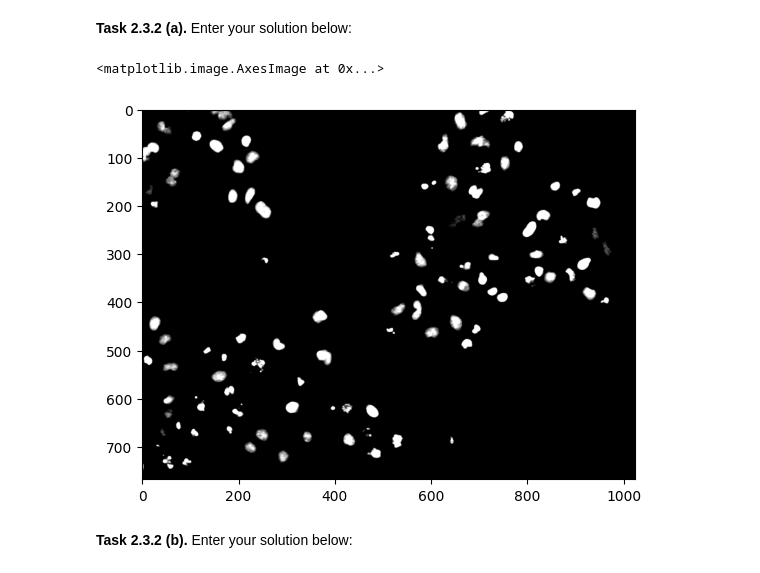
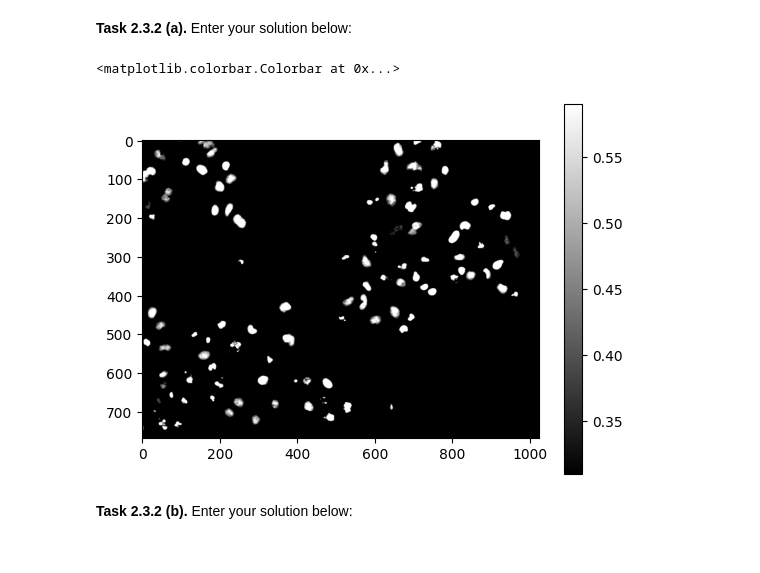
Before and after one commit to vasilev-b/mobi-fs3-python, a Jupyter notebook: task2.ipynb, the cells around one changed output. Cells and saved outputs as stored; diff of their text form; code cells hidden in the pictures.

```diff
--- a/task2.ipynb
+++ b/task2.ipynb
@@ -65,18 +65,19 @@ plt.hist(ccopy.flatten())
 **<a id="#">Task 2.3.2 (a).</a>** Enter your solution below:
 # %%
 h, w = img.shape
-
 for i in range(h):
     for j in range(w):
         if img[i,j] < T1:
             copy[i,j] = T1
         elif img[i,j] > T2:
             copy[i,j] = T2
         else:
             copy[i,j] = copy[i,j]
 plt.hist(copy.flatten())
+plt.imshow(copy,"gray")
+plt.colorbar()
 # %% [output]
-<matplotlib.image.AxesImage at 0x...>
+<matplotlib.colorbar.Colorbar at 0x...>
-[figure, old version]
+[figure, new version]
 # %% [markdown]
 **<a id="#">Task 2.3.2 (b).</a>** Enter your solution below:
```
Also changed, not shown: parts of 4 cells of this notebook.
